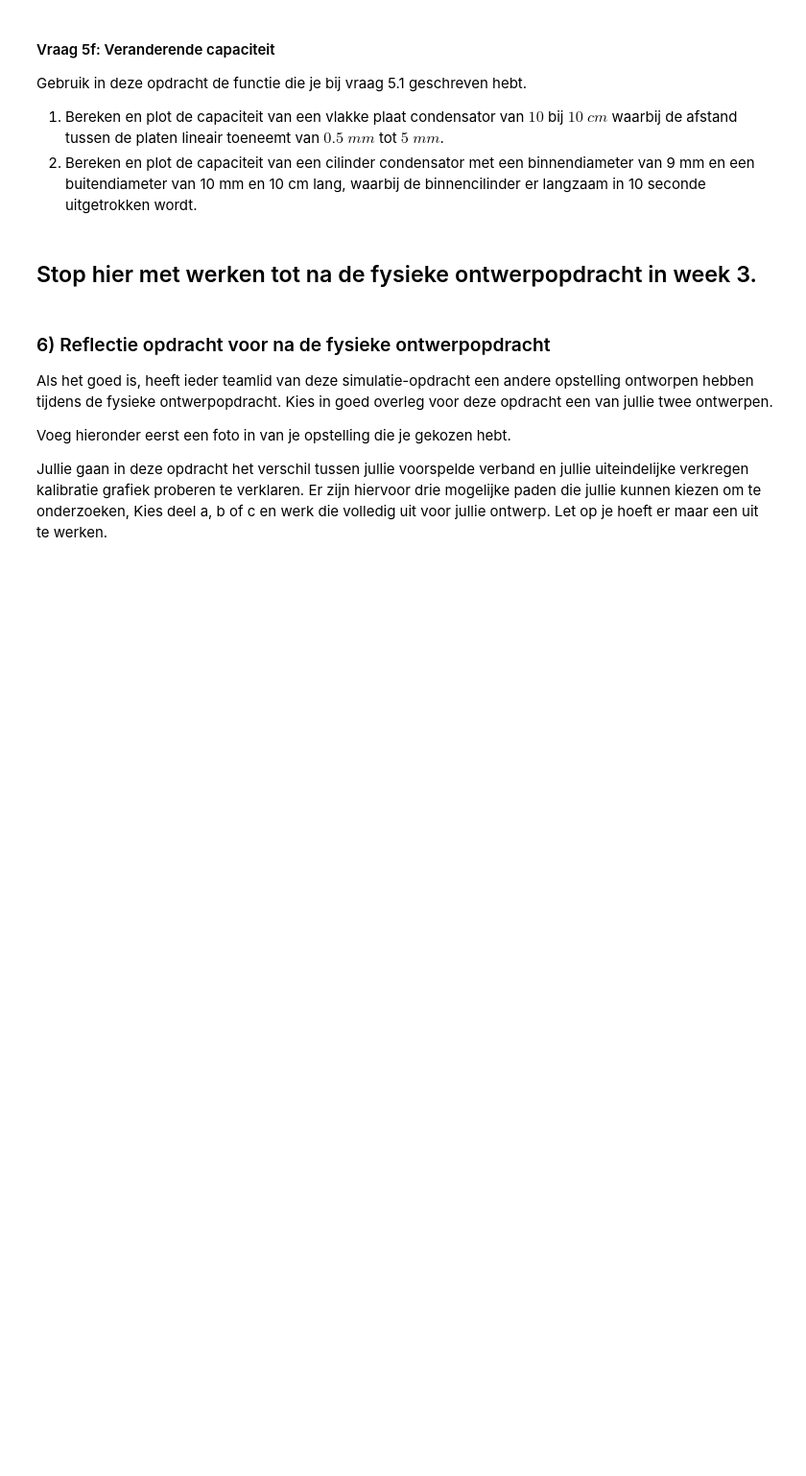
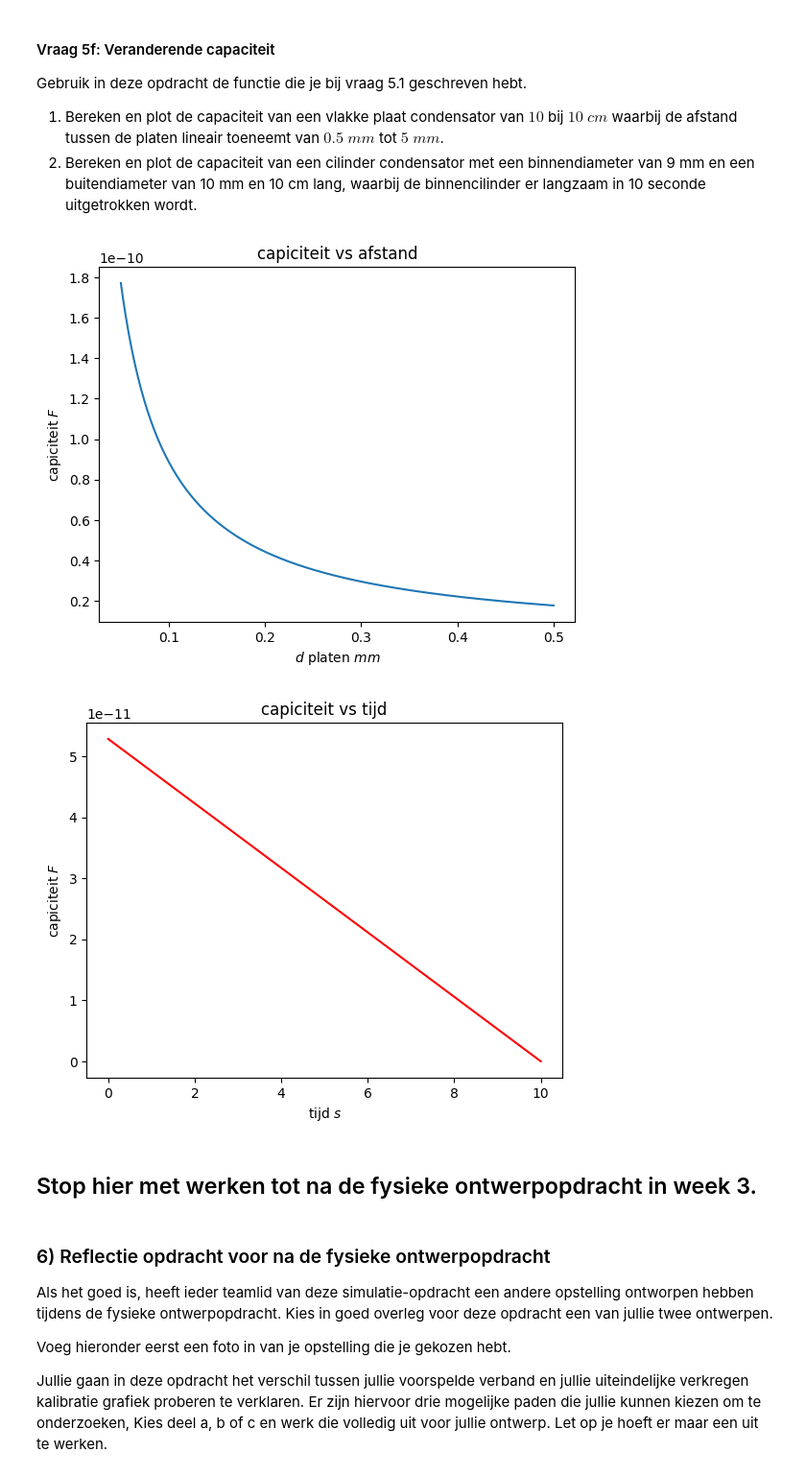
Before and after one commit to VladimirRistic/opdrachten-DEF-D, a Jupyter notebook: DigitaleOntwerpopdrachten/1CondensatorOpdracht/CondensatorOntwerpopdracht.ipynb, the cells around one changed output. Shown at 96% size. Drawn from its saved outputs; the diff is of its cells as text; code cells hidden in the pictures; blank space fills up the shorter version.

```diff
--- a/DigitaleOntwerpopdrachten/1CondensatorOpdracht/CondensatorOntwerpopdracht.ipynb
+++ b/DigitaleOntwerpopdrachten/1CondensatorOpdracht/CondensatorOntwerpopdracht.ipynb
@@ -529,6 +533,19 @@ Hieronder staan een aantal condensatoren waarvoor jullie de capaciteit gaan bere
 4. Bereken de capaciteit van de condensatoren uit 1 en 2 hierboven beschreven als ze gevuld zijn met water.
 5. Bereken de capaciteit van de condensatoren uit 1 en 2 hierboven als de holte gevuld is met PVC.
 # %%
-###
-###your code here###
-###
+elucht = 1.0006
+ewater = 80.2
+ePVC = 3.5
+#1
+print("1. De capiciteit, met de gegeven gegevens is:", round(vlakkeplaat(0.01,0.001, elucht)*10**12,1), "picofarads")
+#2
+print("2. De capiciteit, met de gegeven gegevens is:", round(cilinder(0.1, 0.0045, 0.005, elucht)*10**12,1),"picofarads")
+#3
+print("3. voor de vlakke plaat is de nieuwe waarde:", round(vlakkeplaat(0.01,0.002, elucht)*10**12,1), "picofarads")
+print("De nieuwe waarde voor de cilinder condensator is:", round(cilinder(0.1, 0.0045, 0.0055, elucht)*10**12,1),"picofarads")
+#4
+print("4. De capiciteit, van de vlakke platen met water is:", round(vlakkeplaat(0.01,0.001, ewater)*10**12,1), "picofarads")
+print("De capiciteit voor de cilinder condensator met water is:", round(cilinder(0.1, 0.0045, 0.005, ewater)*10**12,1),"picofarads")
+#5
+print("5. De capiciteit, van de vlakke platen met PVC is:", round(vlakkeplaat(0.01,0.001, ePVC)*10**12,1), "picofarads")
+print("De capiciteit voor de cilinder condensator met PVC is:", round(cilinder(0.1, 0.0045, 0.005, ePVC)*10**12,1),"picofarads")
@@ -591,9 +651,27 @@ Gebruik in deze opdracht de functie die je bij vraag 5.1 geschreven hebt.
 1. Bereken en plot de capaciteit van een vlakke plaat condensator van $10$ bij $10$ $cm$ waarbij de afstand tussen de platen lineair toeneemt van $0.5$ $mm$ tot $5$ $mm$.
 2. Bereken en plot de capaciteit van een cilinder condensator met een binnendiameter van 9 mm en een buitendiameter van 10 mm en 10 cm lang, waarbij de binnencilinder er langzaam in 10 seconde uitgetrokken wordt.
 # %%
-###
-###Jouw code hier###
-###
+d_platen = np.linspace(0.0005, 0.005, 1000)
+# Voor A gebruiken we 0.1*0.1= 0.01 m^2
+plt.figure()
+plt.plot(d_platen*100, vlakkeplaat(0.1*0.1, d_platen, elucht))
+plt.xlabel("$d$ platen $mm$")
+plt.ylabel("capiciteit $F$")
+plt.title("capiciteit vs afstand")
+plt.show()
+
+# Hij wordt er uit getrokken, dus veranderd de lengte van het contact L
+tijd = np.linspace(0,10,1000)
+
+plt.figure()
+plt.plot(tijd, cilinder(0.1-(0.1*tijd/10), 0.009, 0.01, elucht), color = 'red')
+plt.xlabel("tijd $s$")
+plt.ylabel("capiciteit $F$")
+plt.title("capiciteit vs tijd")
+plt.show()
+# %% [output]
+[figure, added]
+[figure, added]
 # %% [markdown]
 ## Stop hier met werken tot na de fysieke ontwerpopdracht in week 3.
 # %% [markdown]
```
Also changed, not shown: parts of 7 cells of this notebook.
